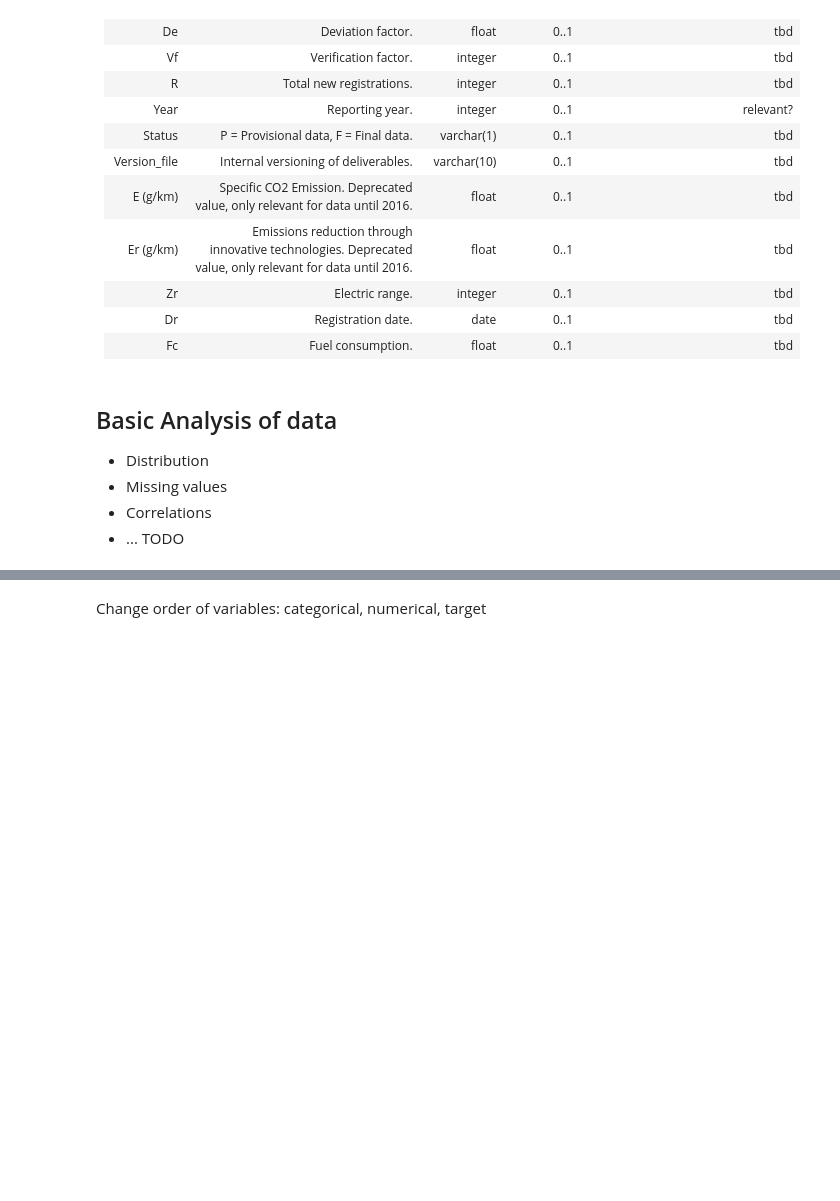
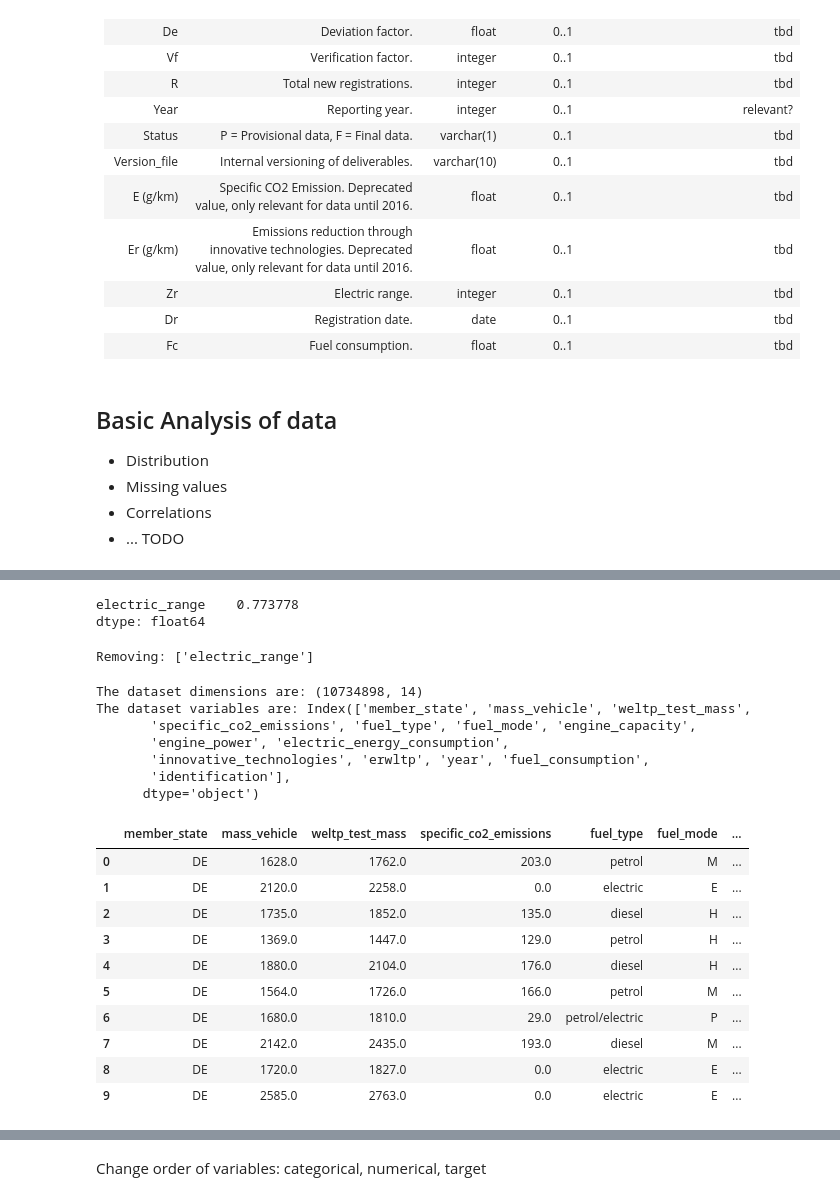
Before and after one commit to leonellb/car-co2-prediction, a Jupyter notebook: notebooks/data_analysis.ipynb, the cells around one changed output, grey strips where cells are left out. Drawn from its saved outputs; the diff is of its cells as text; code cells hidden in the pictures; blank space fills up the shorter version.

Commit message:
basic_analysis_data_and_preprocessing_unified_done

```diff
--- a/notebooks/data_analysis.ipynb
+++ b/notebooks/data_analysis.ipynb
@@ -284,0 +195,4 @@ num_vars = df.select_dtypes(include=["float64", "int64"])
+# %%
+# 6. merges the identification columns into one unified column (I think it can be improved)
+df1["Mk - T - Cn - Ct"] = df1["Mk"] + " - " + df1["T"] + " - " + df1["Cn"] + " - " + df1["Ct"]
+df1.drop(columns=["Mk", "T", "Cn", "Ct"], inplace=True)
@@ -284,0 +218,8 @@ num_vars = df.select_dtypes(include=["float64", "int64"])
+# %%
+# 9. looking for variables with a significant amount missing values
+
+missing_counts = df1.isna().sum()
+
+missing_percentage = missing_counts / len(df1)
+
+print(missing_percentage)
@@ -284,0 +248,49 @@ num_vars = df.select_dtypes(include=["float64", "int64"])
+# %%
+# 1. defining a function for the variable removal process
+del_threshold = 0.7
+cols_to_be_dropped = list()
+
+# don't drop "electric_energy_consumption"
+cols_drop_ignore = ["electric_energy_consumption"]
+
+for col, percentage in missing_percentage.items():
+    if percentage > del_threshold and col not in cols_drop_ignore:
+        cols_to_be_dropped.append(col)
+
+print(missing_percentage[cols_to_be_dropped])
+# %% [output]
+electric_range    0.773778
+dtype: float64
+# %%
+# 2. removing low-density variables
+
+print(f"Removing: {cols_to_be_dropped}")
+df1 = df1.drop(columns=cols_to_be_dropped)
+# %% [output]
+Removing: ['electric_range']
+# %%
+# 3. visualization of the DataFrame after the cleaning process
+print("The dataset dimensions are:", df1.shape)
+
+print("The dataset variables are:", df1.columns)
+
+df1.head(10)
+# %% [output]
+The dataset dimensions are: (10734898, 14)
+The dataset variables are: Index(['member_state', 'mass_vehicle', 'weltp_test_mass',
+       'specific_co2_emissions', 'fuel_type', 'fuel_mode', 'engine_capacity',
+       'engine_power', 'electric_energy_consumption',
+       'innovative_technologies', 'erwltp', 'year', 'fuel_consumption',
+       'identification'],
+      dtype='object')
+|  | member_state | mass_vehicle | weltp_test_mass | specific_co2_emissions | fuel_type | fuel_mode | ... |
+| 0 | DE | 1628.0 | 1762.0 | 203.0 | petrol | M | ... |
+| 1 | DE | 2120.0 | 2258.0 | 0.0 | electric | E | ... |
+| 2 | DE | 1735.0 | 1852.0 | 135.0 | diesel | H | ... |
+| 3 | DE | 1369.0 | 1447.0 | 129.0 | petrol | H | ... |
+| 4 | DE | 1880.0 | 2104.0 | 176.0 | diesel | H | ... |
+| 5 | DE | 1564.0 | 1726.0 | 166.0 | petrol | M | ... |
+| 6 | DE | 1680.0 | 1810.0 | 29.0 | petrol/electric | P | ... |
+| 7 | DE | 2142.0 | 2435.0 | 193.0 | diesel | M | ... |
+| 8 | DE | 1720.0 | 1827.0 | 0.0 | electric | E | ... |
+| 9 | DE | 2585.0 | 2763.0 | 0.0 | electric | E | ... |
```
Also changed, not shown: parts of 41 cells of this notebook.
